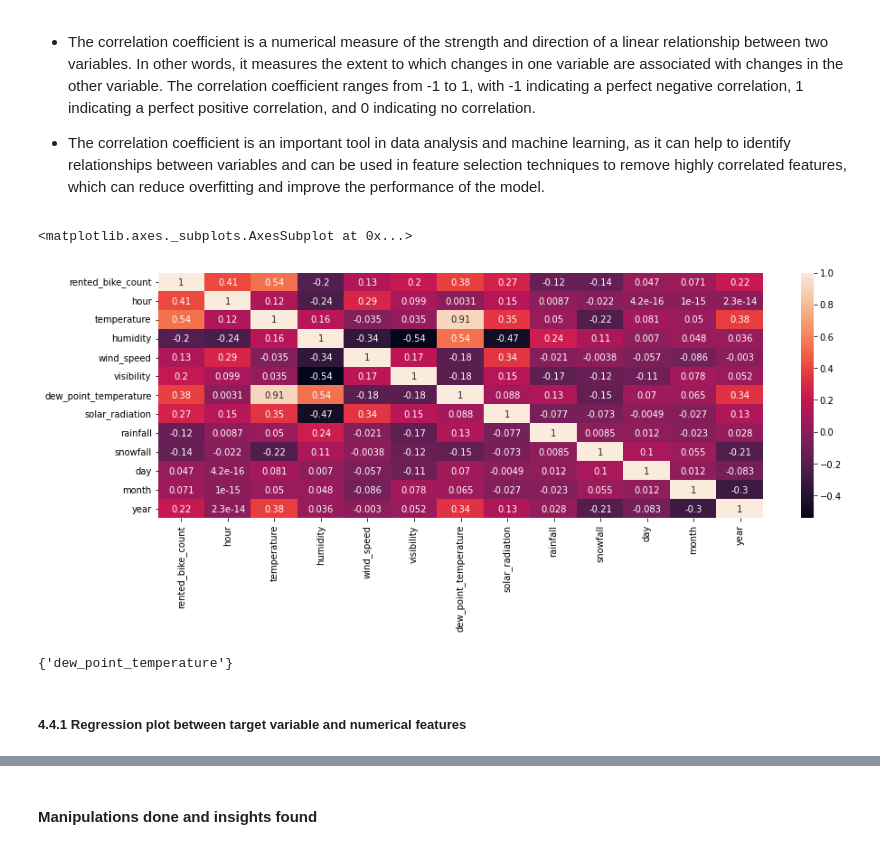
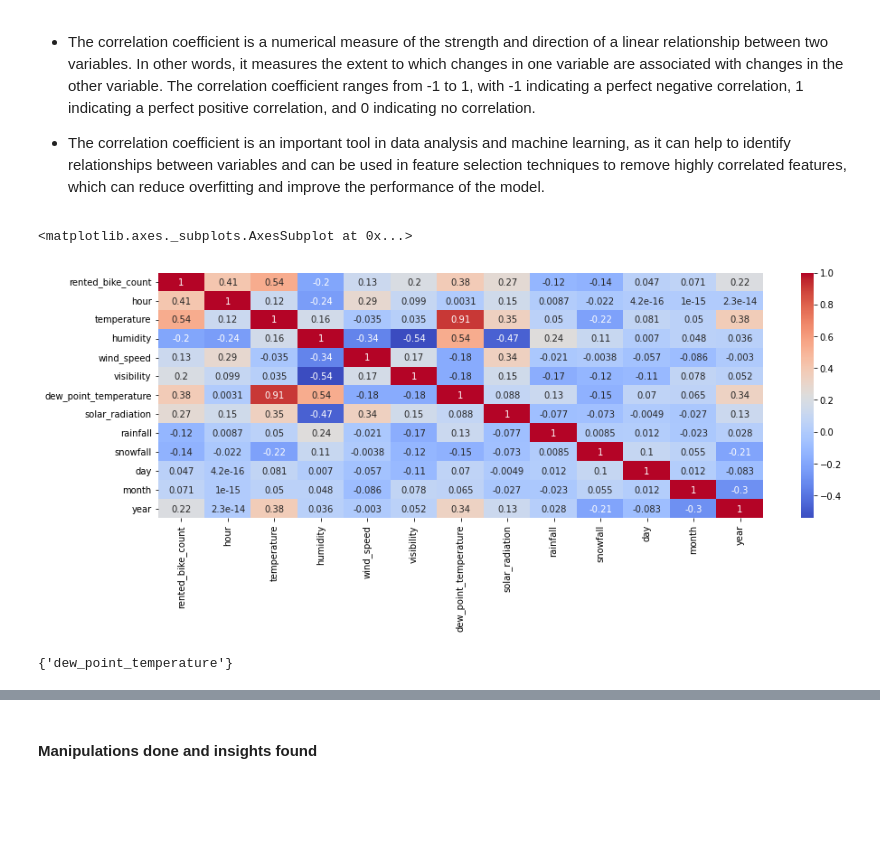
Before and after one commit to Navneet2409/bike-sharing-demand-prediction, a Jupyter notebook: Bike_Sharing_Notebook_Navneet_Keshri.ipynb, the cells around one changed output, grey strips where cells are left out. Drawn from its saved outputs; the diff is of its cells as text; code cells hidden in the pictures; blank space fills up the shorter version.

```diff
--- a/Bike_Sharing_Notebook_Navneet_Keshri.ipynb
+++ b/Bike_Sharing_Notebook_Navneet_Keshri.ipynb
@@ -1004,10 +1022,10 @@ Feature selection is a technique in machine learning where you select a subset o
 # %%
 # Plotting correlation heatmap
 plt.figure(figsize=(15,5))
-sns.heatmap(bike_df.corr(), annot=True)
+sns.heatmap(bike_df.corr(), annot=True, cmap='coolwarm')
 # %% [output]
 <matplotlib.axes._subplots.AxesSubplot at 0x...>
-[figure, old version]
+[figure, new version]
 # %%
 # find and remove correlated features
 
@@ -1025,5 +1043,3 @@ def correlation(dataset, threshold):
 correlation(bike_df, 0.7)          # setting threshold of 0.7
 # %% [output]
 {'dew_point_temperature'}
-# %% [markdown]
-##### **4.4.1 Regression plot between target variable and numerical features**
```
Also changed, not shown: parts of 297 cells of this notebook.
